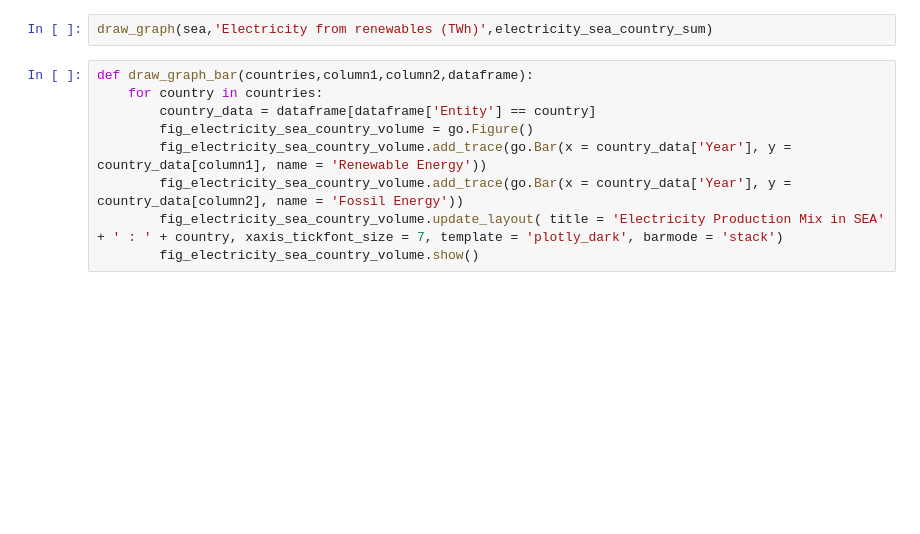
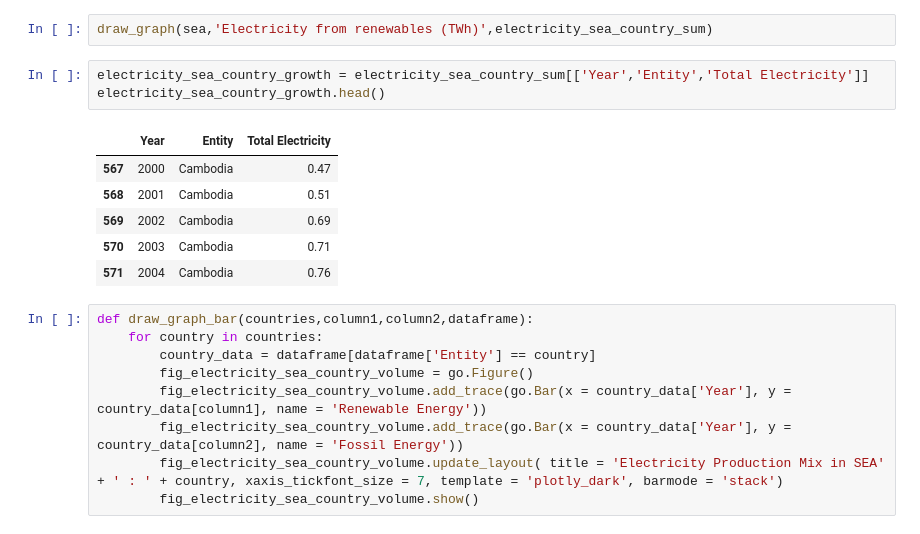
Before and after one commit to lurza/Sustainable_Energy_2020_2022, a Jupyter notebook: Sustainable_Energy1.ipynb, the cells around one changed output. Cells and saved outputs as stored; diff of their text form; blank space fills up the shorter version.

```diff
--- a/Sustainable_Energy1.ipynb
+++ b/Sustainable_Energy1.ipynb
@@ -306,6 +306,16 @@ draw_graph(sea,'Total Electricity',electricity_sea_country_sum)
 draw_graph(sea,'Electricity from fossil fuels (TWh)',electricity_sea_country_sum)
 # %%
 draw_graph(sea,'Electricity from renewables (TWh)',electricity_sea_country_sum)
+# %%
+electricity_sea_country_growth = electricity_sea_country_sum[['Year','Entity','Total Electricity']]
+electricity_sea_country_growth.head()
+# %% [output]
+|  | Year | Entity | Total Electricity |
+| 567 | 2000 | Cambodia | 0.47 |
+| 568 | 2001 | Cambodia | 0.51 |
+| 569 | 2002 | Cambodia | 0.69 |
+| 570 | 2003 | Cambodia | 0.71 |
+| 571 | 2004 | Cambodia | 0.76 |
 # %%
 def draw_graph_bar(countries,column1,column2,dataframe):
     for country in countries:
```
Also changed, not shown: parts of 6 cells of this notebook.
